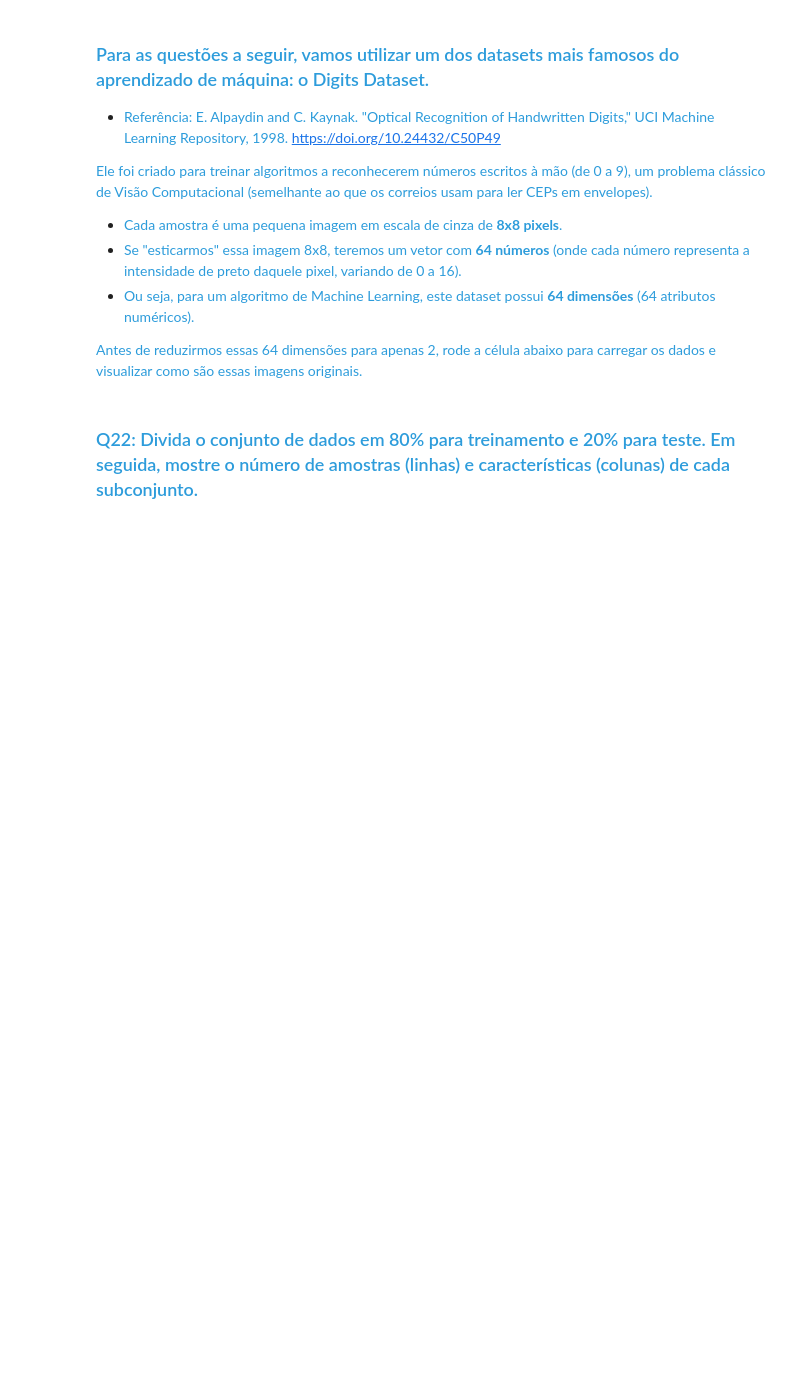
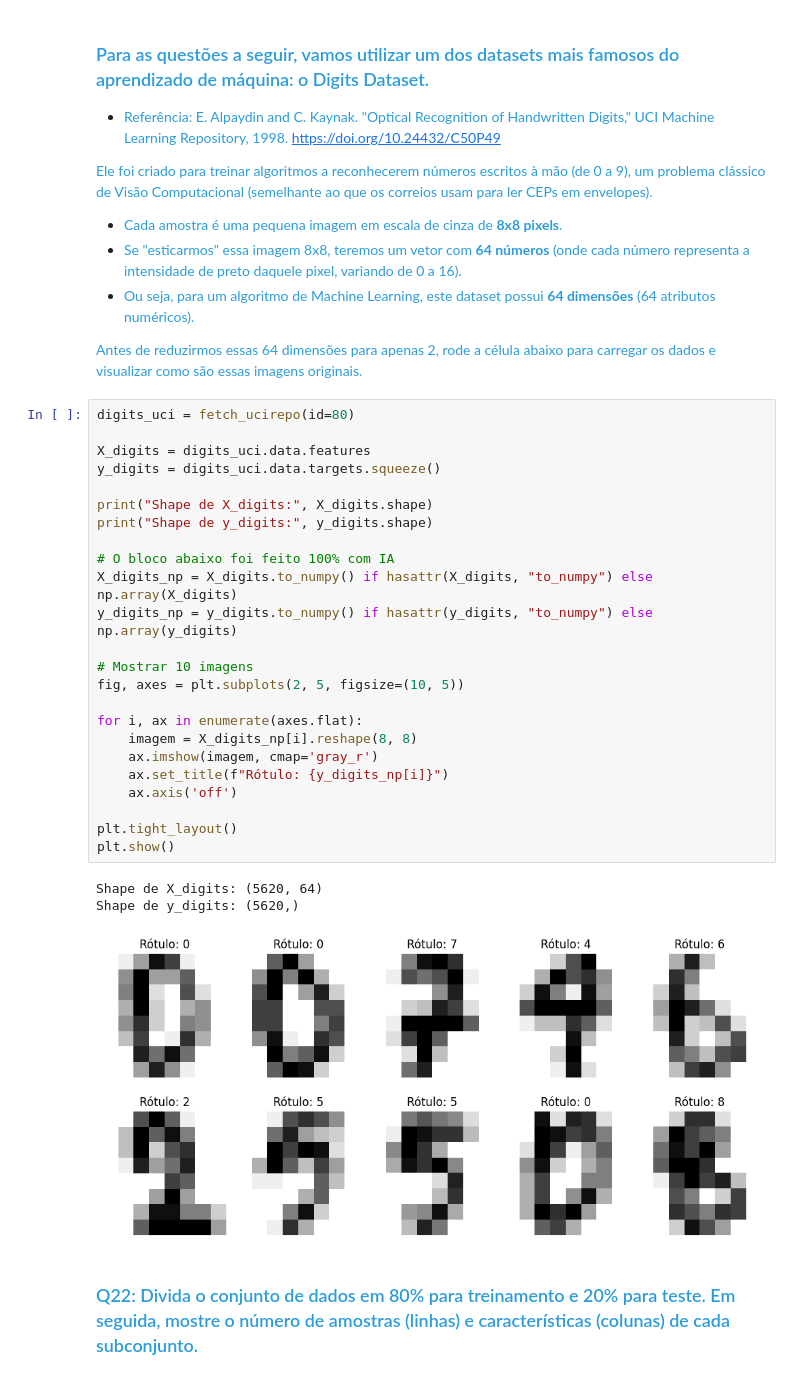
Before and after one commit to RennowT/C318, a Jupyter notebook: C318_2026_1_Atividade_03_1954.ipynb, the cells around one changed output. Cells and saved outputs as stored; diff of their text form; blank space fills up the shorter version.

```diff
--- a/C318_2026_1_Atividade_03_1954.ipynb
+++ b/C318_2026_1_Atividade_03_1954.ipynb
@@ -626,5 +630,33 @@ Top 3 atributos que mais influenciam a PC1:
 - <font color='#2D9CDB'>Ou seja, para um algoritmo de Machine Learning, este dataset possui **64 dimensões** (64 atributos numéricos).</font>
 
 <font color='#2D9CDB'>Antes de reduzirmos essas 64 dimensões para apenas 2, rode a célula abaixo para carregar os dados e visualizar como são essas imagens originais.</font>
+# %%
+digits_uci = fetch_ucirepo(id=80)
+
+X_digits = digits_uci.data.features
+y_digits = digits_uci.data.targets.squeeze()
+
+print("Shape de X_digits:", X_digits.shape)
+print("Shape de y_digits:", y_digits.shape)
+
+# O bloco abaixo foi feito 100% com IA
+X_digits_np = X_digits.to_numpy() if hasattr(X_digits, "to_numpy") else np.array(X_digits)
+y_digits_np = y_digits.to_numpy() if hasattr(y_digits, "to_numpy") else np.array(y_digits)
+
+# Mostrar 10 imagens
+fig, axes = plt.subplots(2, 5, figsize=(10, 5))
+
+for i, ax in enumerate(axes.flat):
+    imagem = X_digits_np[i].reshape(8, 8)
+    ax.imshow(imagem, cmap='gray_r')
+    ax.set_title(f"Rótulo: {y_digits_np[i]}")
+    ax.axis('off')
+
+plt.tight_layout()
+plt.show()
+# %% [output]
+Shape de X_digits: (5620, 64)
+Shape de y_digits: (5620,)
+[figure, added]
 # %% [markdown]
 ### <font color='#2D9CDB'>Q22: Divida o conjunto de dados em 80% para treinamento e 20% para teste. Em seguida, mostre o número de amostras (linhas) e características (colunas) de cada subconjunto.</font>
```
Also changed, not shown: parts of 3 cells of this notebook.
